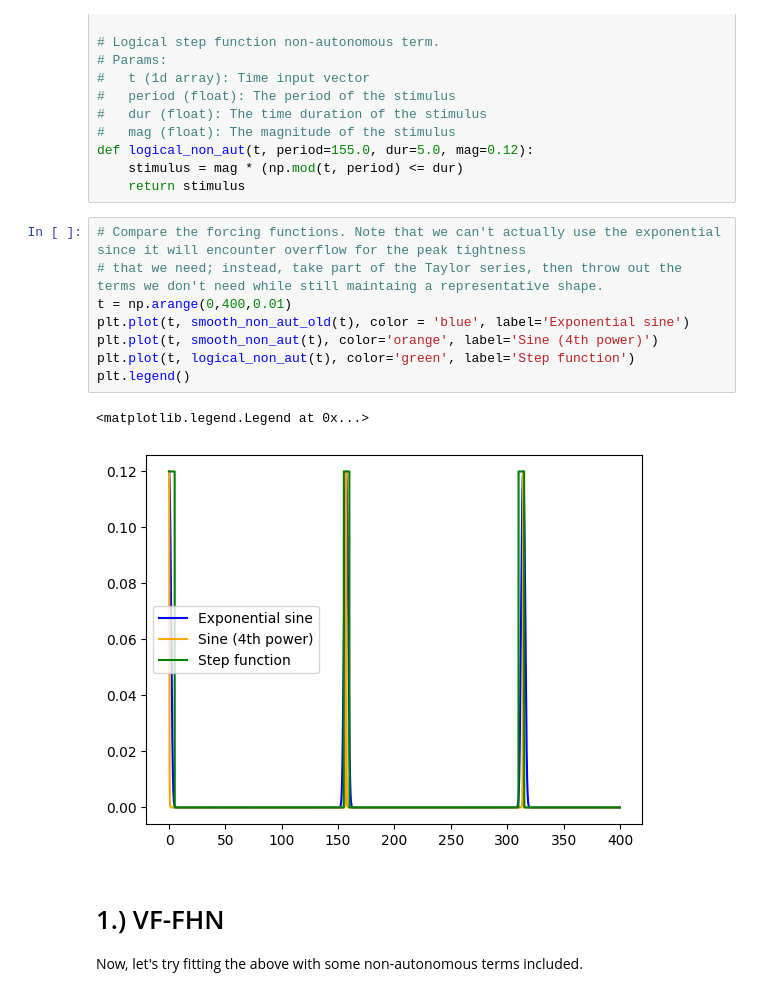
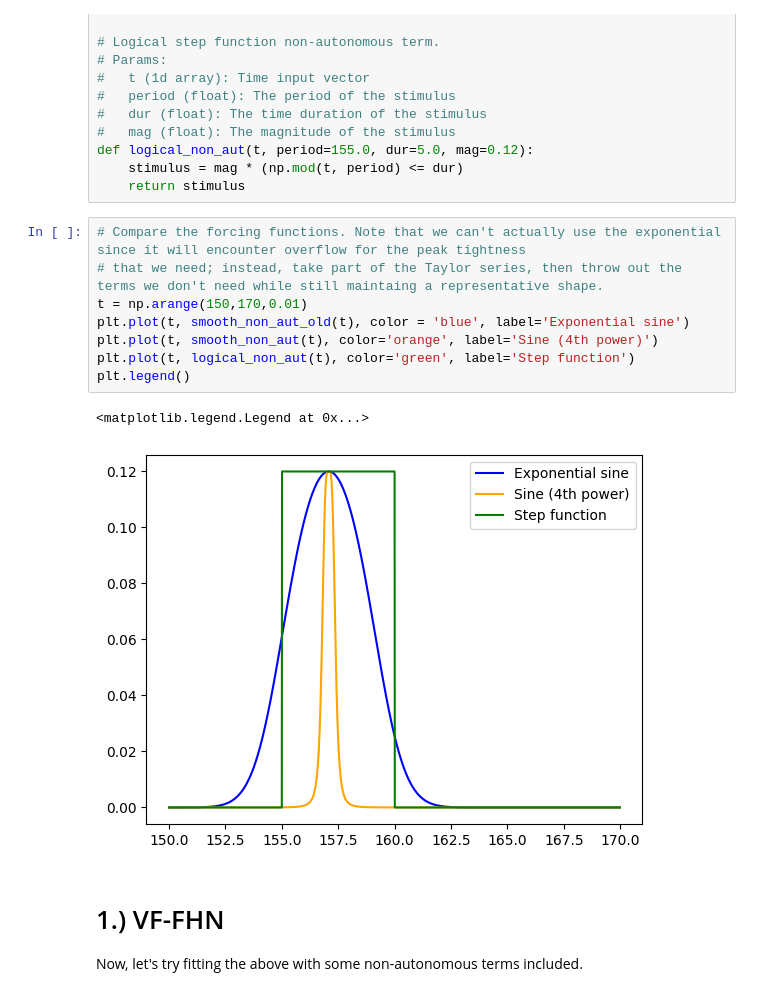
Before and after one commit to cswelch/SINDy-for-Cardiac-Electrophysiology, a Jupyter notebook: SINDy_non-autonomous_test.ipynb, the cells around one changed output. Cells and saved outputs as stored; diff of their text form.

```diff
--- a/SINDy_non-autonomous_test.ipynb
+++ b/SINDy_non-autonomous_test.ipynb
@@ -45,14 +45,14 @@ def logical_non_aut(t, period=155.0, dur=5.0, mag=0.12):
 # %%
 # Compare the forcing functions. Note that we can't actually use the exponential since it will encounter overflow for the peak tightness
 # that we need; instead, take part of the Taylor series, then throw out the terms we don't need while still maintaing a representative shape.
-t = np.arange(0,400,0.01)
+t = np.arange(150,170,0.01)
 plt.plot(t, smooth_non_aut_old(t), color = 'blue', label='Exponential sine')
 plt.plot(t, smooth_non_aut(t), color='orange', label='Sine (4th power)')
 plt.plot(t, logical_non_aut(t), color='green', label='Step function')
 plt.legend()
 # %% [output]
 <matplotlib.legend.Legend at 0x...>
-[figure, old version]
+[figure, new version]
 # %% [markdown]
 # 1.) VF-FHN
 Now, let's try fitting the above with some non-autonomous terms included.
```
Also changed, not shown: parts of 8 cells of this notebook, 1 other file.
